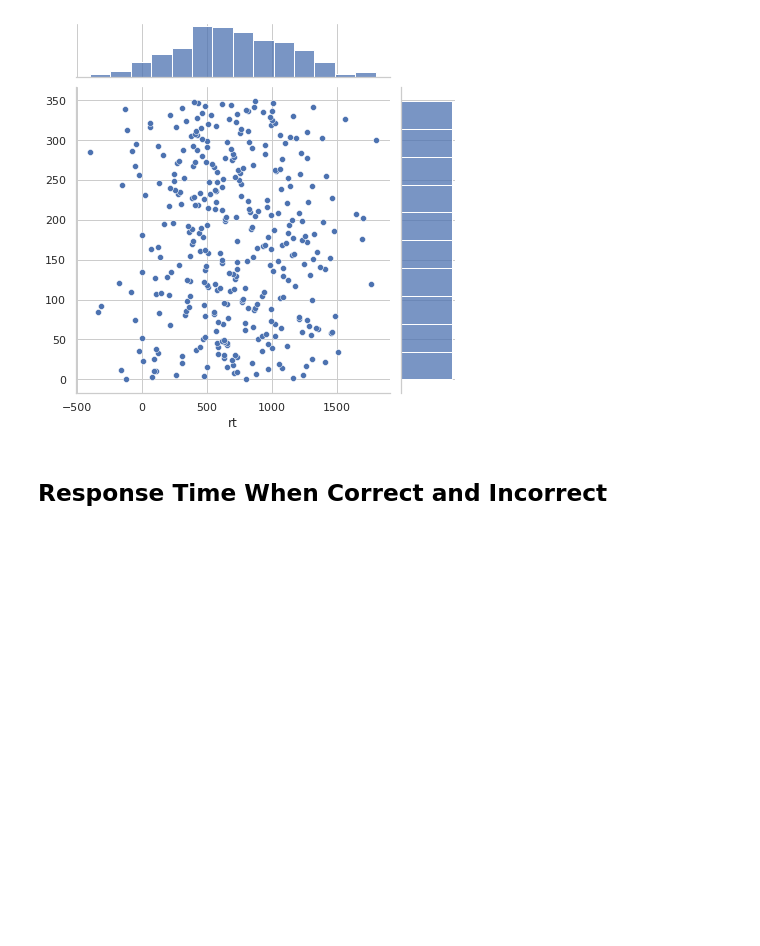
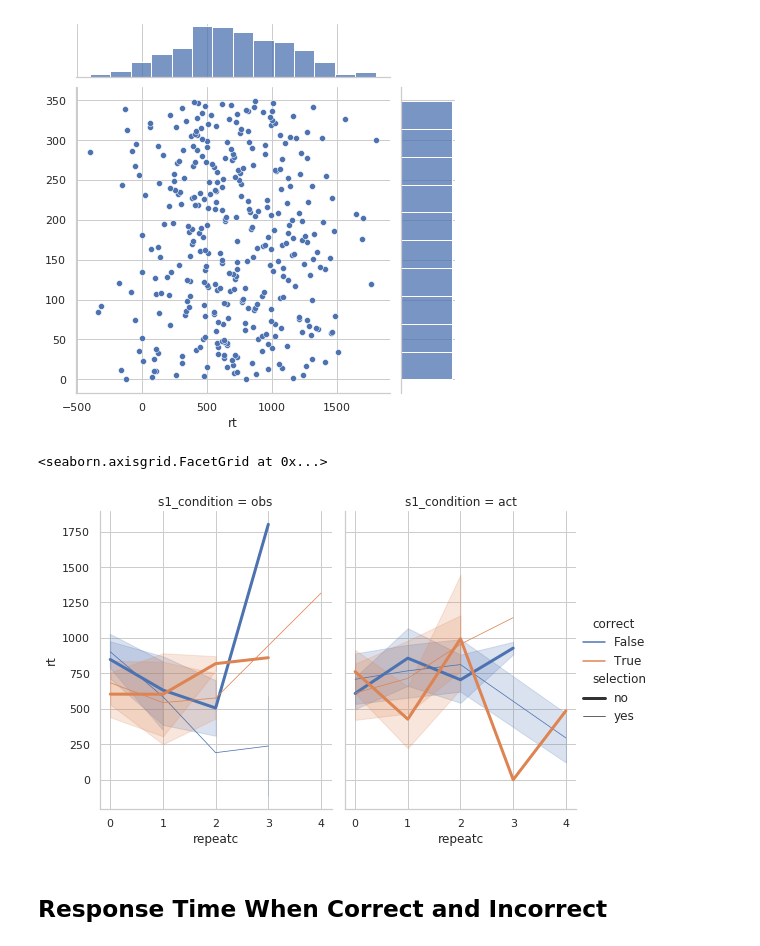
Before and after one commit to 104H/dyadicdecisionmaking, a Jupyter notebook: dataanalysis/dataviz.ipynb, the cells around one changed output. Drawn from its saved outputs; the diff is of its cells as text; code cells hidden in the pictures; blank space fills up the shorter version.

```diff
--- a/dataanalysis/dataviz.ipynb
+++ b/dataanalysis/dataviz.ipynb
@@ -78,6 +78,23 @@ df.to_csv("dummydata")
 sns.jointplot(y=df.index, x=df.rt);
 # %% [output]
 [figure]
+# %%
+# Define the palette as a list to specify exact values
+palette = sns.color_palette("rocket_r")
+# size="choice",
+# size_order=["T1", "T2"],
+# , palette=palette
+# Plot the lines on two facets
+sns.relplot(
+    data=df,
+    x="repeatc", y="rt",
+    hue="correct", col="s1_condition",
+    kind="line", size="selection",
+    height=5, aspect=.75, facet_kws=dict(sharex=False),
+)
+# %% [output]
+<seaborn.axisgrid.FacetGrid at 0x...>
+[figure, added]
 # %% [markdown]
 ## Response Time When Correct and Incorrect
 # %%
```
Also changed, not shown: parts of 1 cell of this notebook, 3 other files.
